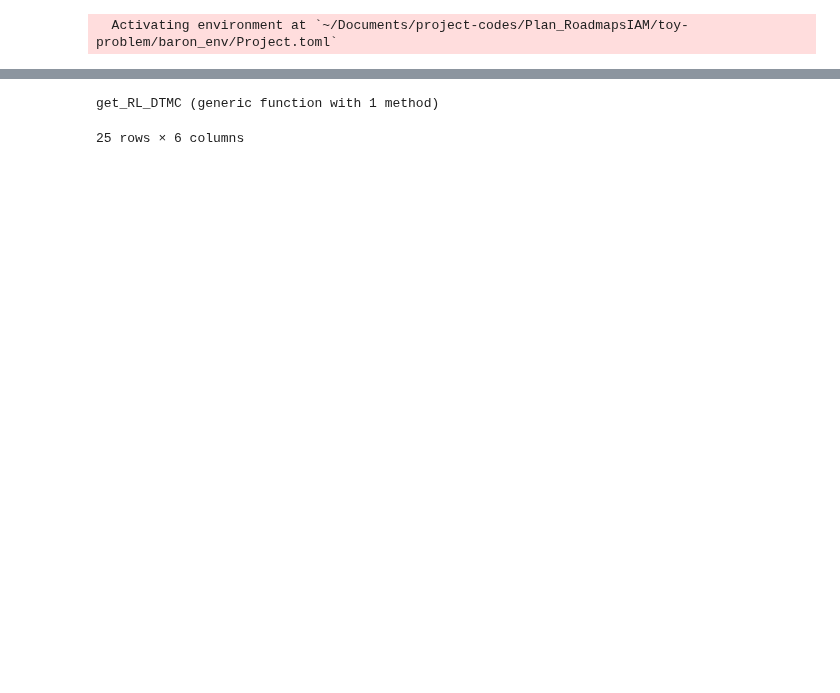
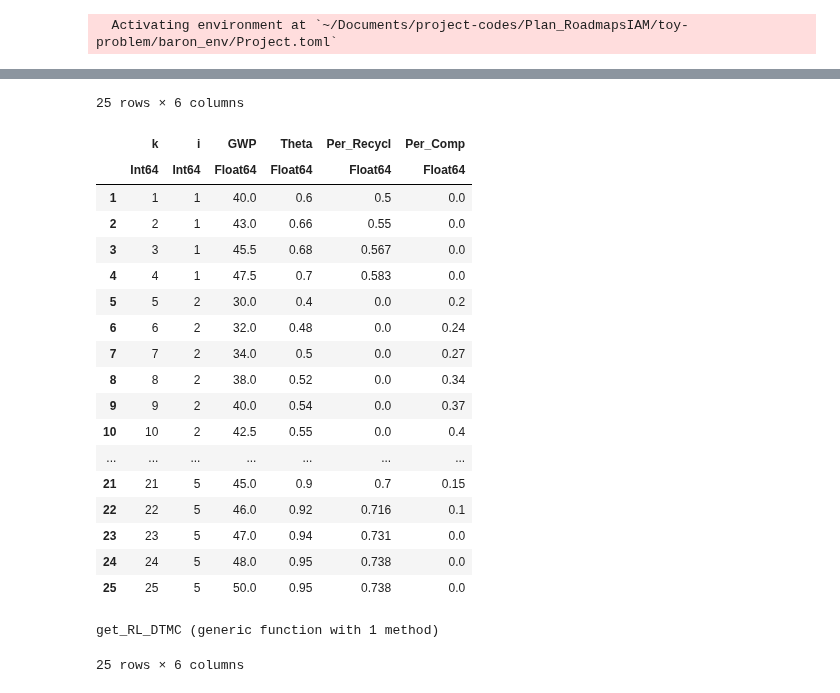
Before and after one commit to vyom-thakker/RoadmapsIAM, a Jupyter notebook: main.ipynb, the cells around one changed output, grey strips where cells are left out. Drawn from its saved outputs; the diff is of its cells as text; code cells hidden in the pictures; blank space fills up the shorter version.

```diff
--- a/main.ipynb
+++ b/main.ipynb
@@ -36,6 +38,28 @@ innovations
 | 3 | 3 | 78 | 1 | 4.44 | 1.21 | 5.09 | 6.52 | 8.67 | 0 |
 | 4 | 4 | 131 | 3 | 5.48 | 7.62 | 3.34 | 5.05 | 5.6 | 0 |
 | 5 | 5 | 95 | 1 | 9.94 | 2.38 | 7.94 | 3.82 | 5.44 | 0 |
+# %%
+compromise
+# %% [output]
+25 rows × 6 columns
+|  | k | i | GWP | Theta | Per_Recycl | Per_Comp |
+|  | Int64 | Int64 | Float64 | Float64 | Float64 | Float64 |
+| 1 | 1 | 1 | 40.0 | 0.6 | 0.5 | 0.0 |
+| 2 | 2 | 1 | 43.0 | 0.66 | 0.55 | 0.0 |
+| 3 | 3 | 1 | 45.5 | 0.68 | 0.567 | 0.0 |
+| 4 | 4 | 1 | 47.5 | 0.7 | 0.583 | 0.0 |
+| 5 | 5 | 2 | 30.0 | 0.4 | 0.0 | 0.2 |
+| 6 | 6 | 2 | 32.0 | 0.48 | 0.0 | 0.24 |
+| 7 | 7 | 2 | 34.0 | 0.5 | 0.0 | 0.27 |
+| 8 | 8 | 2 | 38.0 | 0.52 | 0.0 | 0.34 |
+| 9 | 9 | 2 | 40.0 | 0.54 | 0.0 | 0.37 |
+| 10 | 10 | 2 | 42.5 | 0.55 | 0.0 | 0.4 |
+| ... | ... | ... | ... | ... | ... | ... |
+| 21 | 21 | 5 | 45.0 | 0.9 | 0.7 | 0.15 |
+| 22 | 22 | 5 | 46.0 | 0.92 | 0.716 | 0.1 |
+| 23 | 23 | 5 | 47.0 | 0.94 | 0.731 | 0.0 |
+| 24 | 24 | 5 | 48.0 | 0.95 | 0.738 | 0.0 |
+| 25 | 25 | 5 | 50.0 | 0.95 | 0.738 | 0.0 |
 # %%
 function get_transition_mat(i)
     p_mat=reshape(collect(innovations[i,9:33]),5,5)
```
Also changed, not shown: parts of 18 cells of this notebook, 3 other files.
